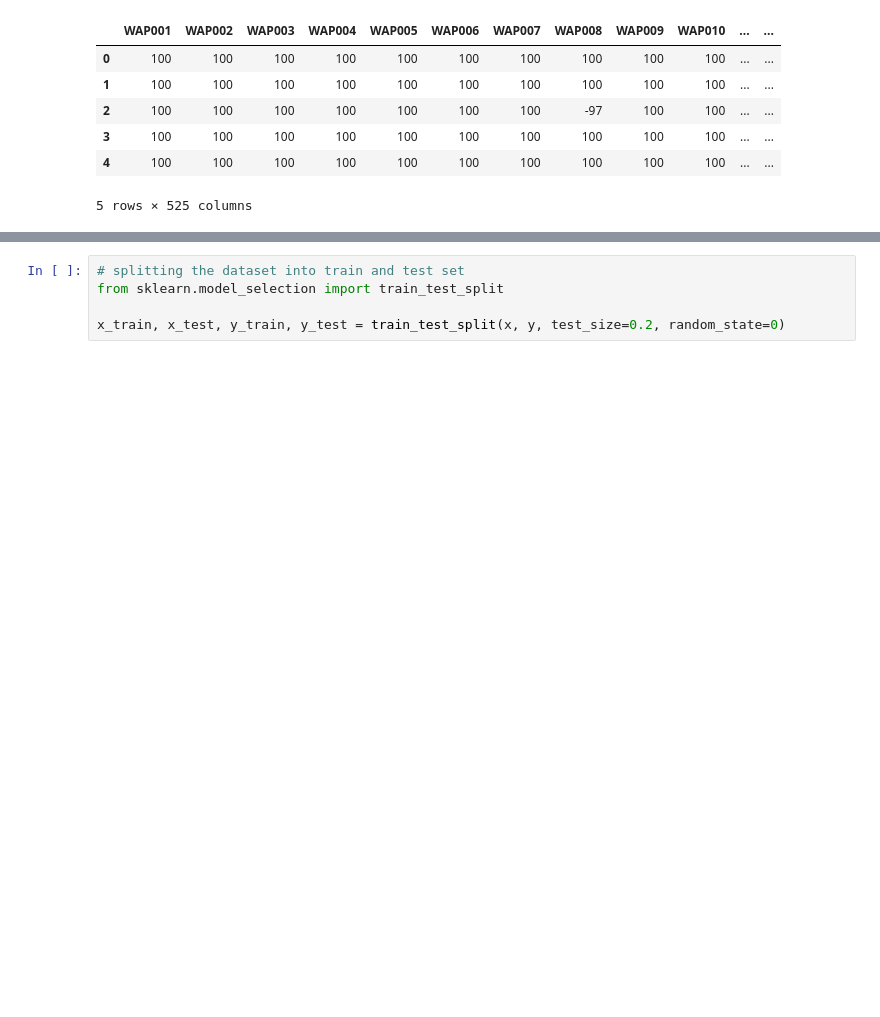
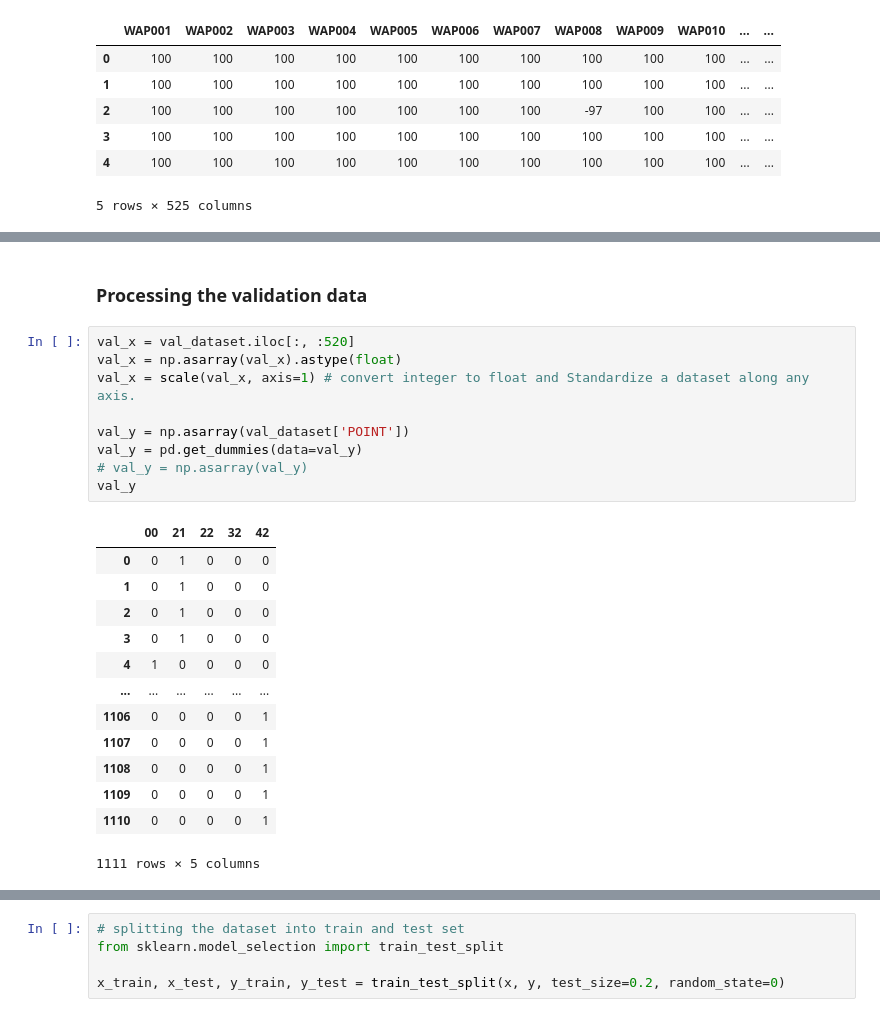
Before and after one commit to enacheandrei7/Indoor-Localization-Data-Science-Project, a Jupyter notebook: DS105_Indoor_Localization_Project.ipynb, the cells around one changed output, grey strips where cells are left out. Saved outputs shown, nothing was run; the diff lists cells and outputs as text; blank space fills up the shorter version.

```diff
--- a/DS105_Indoor_Localization_Project.ipynb
+++ b/DS105_Indoor_Localization_Project.ipynb
@@ -134,3 +163,28 @@ Name: POINT, dtype: float64
+# %% [markdown]
+### Processing the validation data
+# %%
+val_x = val_dataset.iloc[:, :520]
+val_x = np.asarray(val_x).astype(float)
+val_x = scale(val_x, axis=1) # convert integer to float and Standardize a dataset along any axis.
+
+val_y = np.asarray(val_dataset['POINT'])
+val_y = pd.get_dummies(data=val_y)
+# val_y = np.asarray(val_y)
+val_y
+# %% [output]
+|  | 00 | 21 | 22 | 32 | 42 |
+| 0 | 0 | 1 | 0 | 0 | 0 |
+| 1 | 0 | 1 | 0 | 0 | 0 |
+| 2 | 0 | 1 | 0 | 0 | 0 |
+| 3 | 0 | 1 | 0 | 0 | 0 |
+| 4 | 1 | 0 | 0 | 0 | 0 |
+| ... | ... | ... | ... | ... | ... |
+| 1106 | 0 | 0 | 0 | 0 | 1 |
+| 1107 | 0 | 0 | 0 | 0 | 1 |
+| 1108 | 0 | 0 | 0 | 0 | 1 |
+| 1109 | 0 | 0 | 0 | 0 | 1 |
+| 1110 | 0 | 0 | 0 | 0 | 1 |
+1111 rows × 5 columns
 # %%
 x.shape, y.shape
 # %% [output]
```
Also changed, not shown: parts of 39 cells of this notebook.
